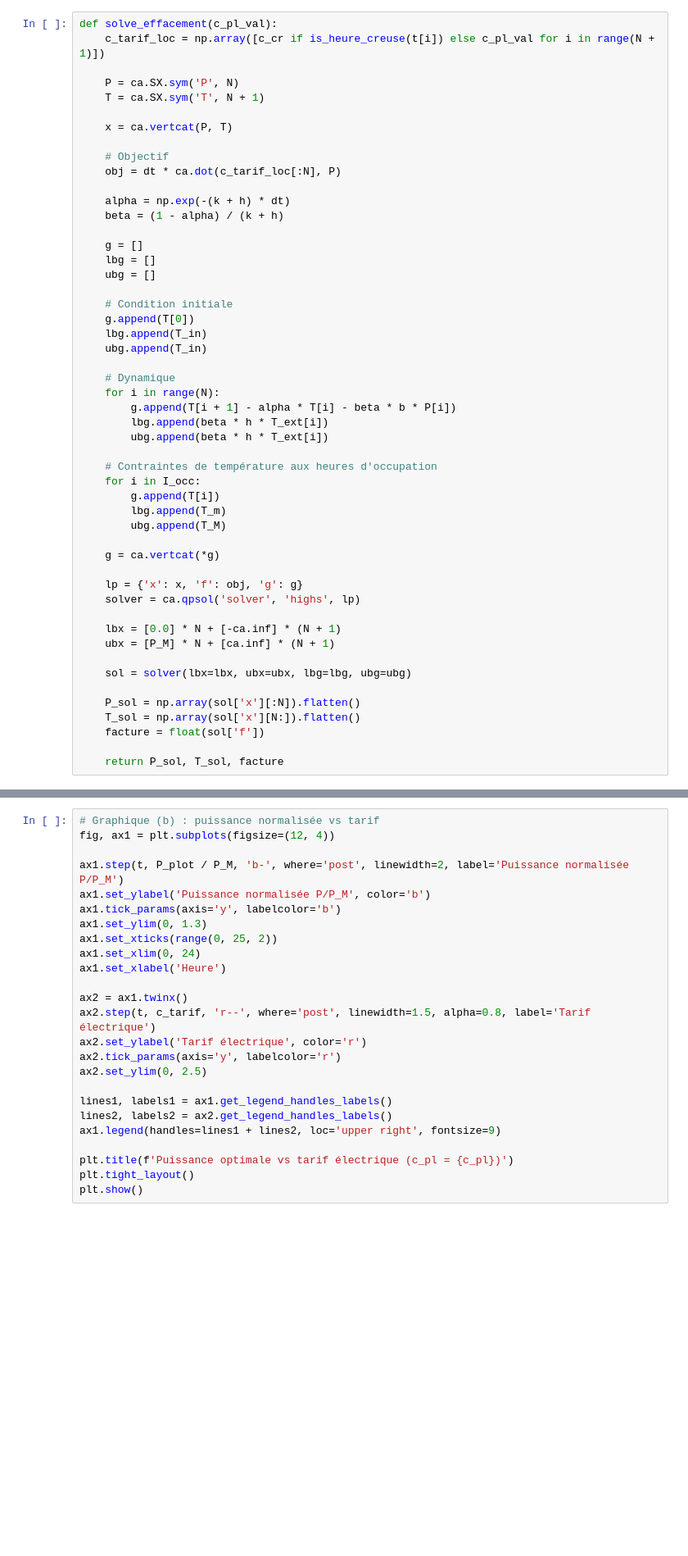
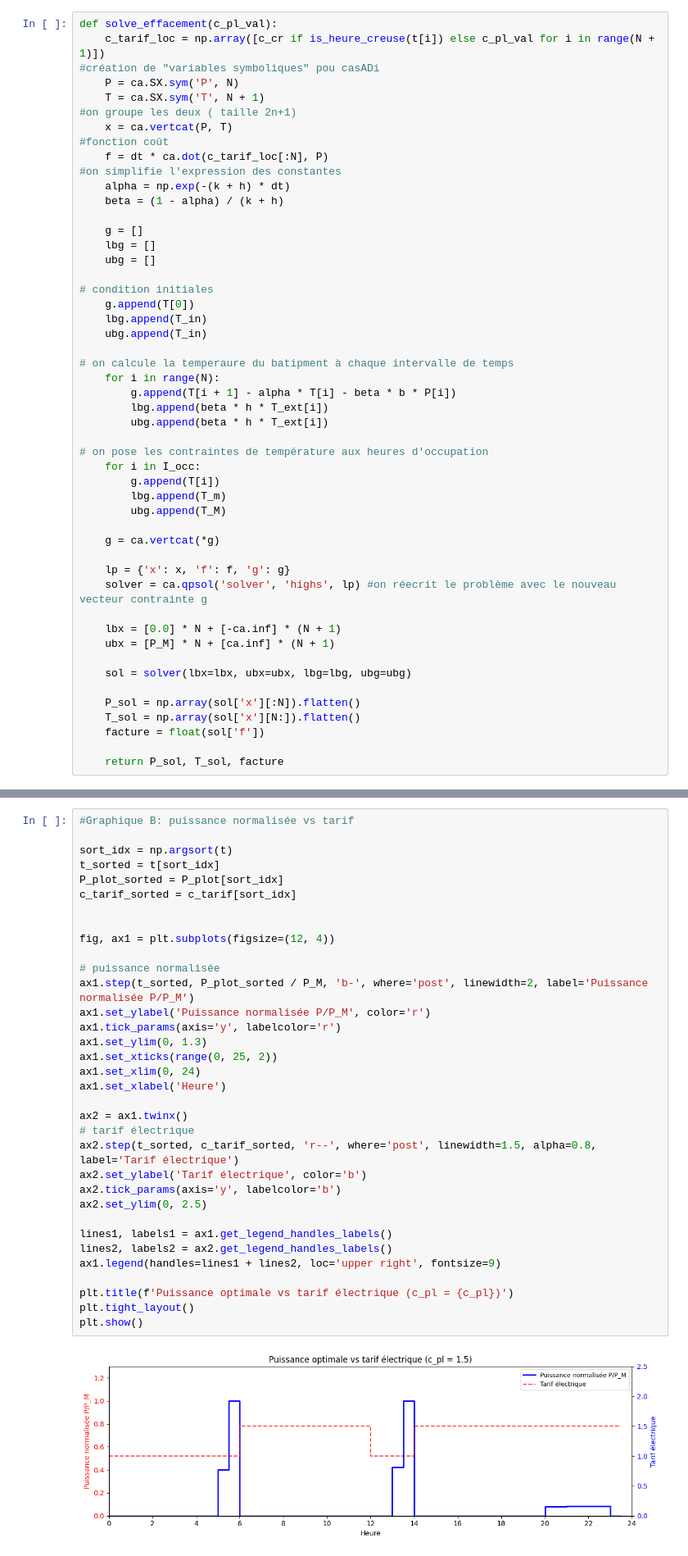
Before and after one commit to AymenP25/ProjetOptim, a Jupyter notebook: mini_projet2_casadi.ipynb, the cells around one changed output, grey strips where cells are left out. Shown at 82% size. Cells and saved outputs as stored; diff of their text form; blank space fills up the shorter version.

```diff
--- a/mini_projet2_casadi.ipynb
+++ b/mini_projet2_casadi.ipynb
@@ -67,15 +46,14 @@ I_occ = [i for i in range(N + 1) if is_occupe(t[i])]
 # %%
 def solve_effacement(c_pl_val):
     c_tarif_loc = np.array([c_cr if is_heure_creuse(t[i]) else c_pl_val for i in range(N + 1)])
-
+#création de "variables symboliques" pou casADi
     P = ca.SX.sym('P', N)
     T = ca.SX.sym('T', N + 1)
-
+#on groupe les deux ( taille 2n+1)
     x = ca.vertcat(P, T)
-
-    # Objectif
-    obj = dt * ca.dot(c_tarif_loc[:N], P)
-
+#fonction coût
+    f = dt * ca.dot(c_tarif_loc[:N], P)
+#on simplifie l'expression des constantes
     alpha = np.exp(-(k + h) * dt)
     beta = (1 - alpha) / (k + h)
 
@@ -83,18 +61,18 @@ def solve_effacement(c_pl_val):
     lbg = []
     ubg = []
 
-    # Condition initiale
+# condition initiales
     g.append(T[0])
     lbg.append(T_in)
     ubg.append(T_in)
 
-    # Dynamique
+# on calcule la temperaure du batipment à chaque intervalle de temps
     for i in range(N):
         g.append(T[i + 1] - alpha * T[i] - beta * b * P[i])
         lbg.append(beta * h * T_ext[i])
         ubg.append(beta * h * T_ext[i])
 
-    # Contraintes de température aux heures d'occupation
+# on pose les contraintes de température aux heures d'occupation
     for i in I_occ:
         g.append(T[i])
         lbg.append(T_m)
@@ -102,8 +80,8 @@ def solve_effacement(c_pl_val):
 
     g = ca.vertcat(*g)
 
-    lp = {'x': x, 'f': obj, 'g': g}
-    solver = ca.qpsol('solver', 'highs', lp)
+    lp = {'x': x, 'f': f, 'g': g}
+    solver = ca.qpsol('solver', 'highs', lp) #on réecrit le problème avec le nouveau vecteur contrainte g
 
     lbx = [0.0] * N + [-ca.inf] * (N + 1)
     ubx = [P_M] * N + [ca.inf] * (N + 1)
@@ -159,26 +142,37 @@ plt.show()
 # %%
-# Graphique (b) : puissance normalisée vs tarif
+#Graphique B: puissance normalisée vs tarif
+
+sort_idx = np.argsort(t)
+t_sorted = t[sort_idx]
+P_plot_sorted = P_plot[sort_idx]
+c_tarif_sorted = c_tarif[sort_idx]
+
+
 fig, ax1 = plt.subplots(figsize=(12, 4))
 
-ax1.step(t, P_plot / P_M, 'b-', where='post', linewidth=2, label='Puissance normalisée P/P_M')
-ax1.set_ylabel('Puissance normalisée P/P_M', color='b')
-ax1.tick_params(axis='y', labelcolor='b')
+# puissance normalisée
+ax1.step(t_sorted, P_plot_sorted / P_M, 'b-', where='post', linewidth=2, label='Puissance normalisée P/P_M')
+ax1.set_ylabel('Puissance normalisée P/P_M', color='r')
+ax1.tick_params(axis='y', labelcolor='r')
 ax1.set_ylim(0, 1.3)
 ax1.set_xticks(range(0, 25, 2))
 ax1.set_xlim(0, 24)
 ax1.set_xlabel('Heure')
 
 ax2 = ax1.twinx()
-ax2.step(t, c_tarif, 'r--', where='post', linewidth=1.5, alpha=0.8, label='Tarif électrique')
-ax2.set_ylabel('Tarif électrique', color='r')
-ax2.tick_params(axis='y', labelcolor='r')
+# tarif électrique
+ax2.step(t_sorted, c_tarif_sorted, 'r--', where='post', linewidth=1.5, alpha=0.8, label='Tarif électrique')
+ax2.set_ylabel('Tarif électrique', color='b')
+ax2.tick_params(axis='y', labelcolor='b')
 ax2.set_ylim(0, 2.5)
 
 lines1, labels1 = ax1.get_legend_handles_labels()
 lines2, labels2 = ax2.get_legend_handles_labels()
 ax1.legend(handles=lines1 + lines2, loc='upper right', fontsize=9)
 
 plt.title(f'Puissance optimale vs tarif électrique (c_pl = {c_pl})')
 plt.tight_layout()
 plt.show()
+# %% [output]
+[figure, added]
 # %% [markdown]
```
Also changed, not shown: parts of 8 cells of this notebook.
